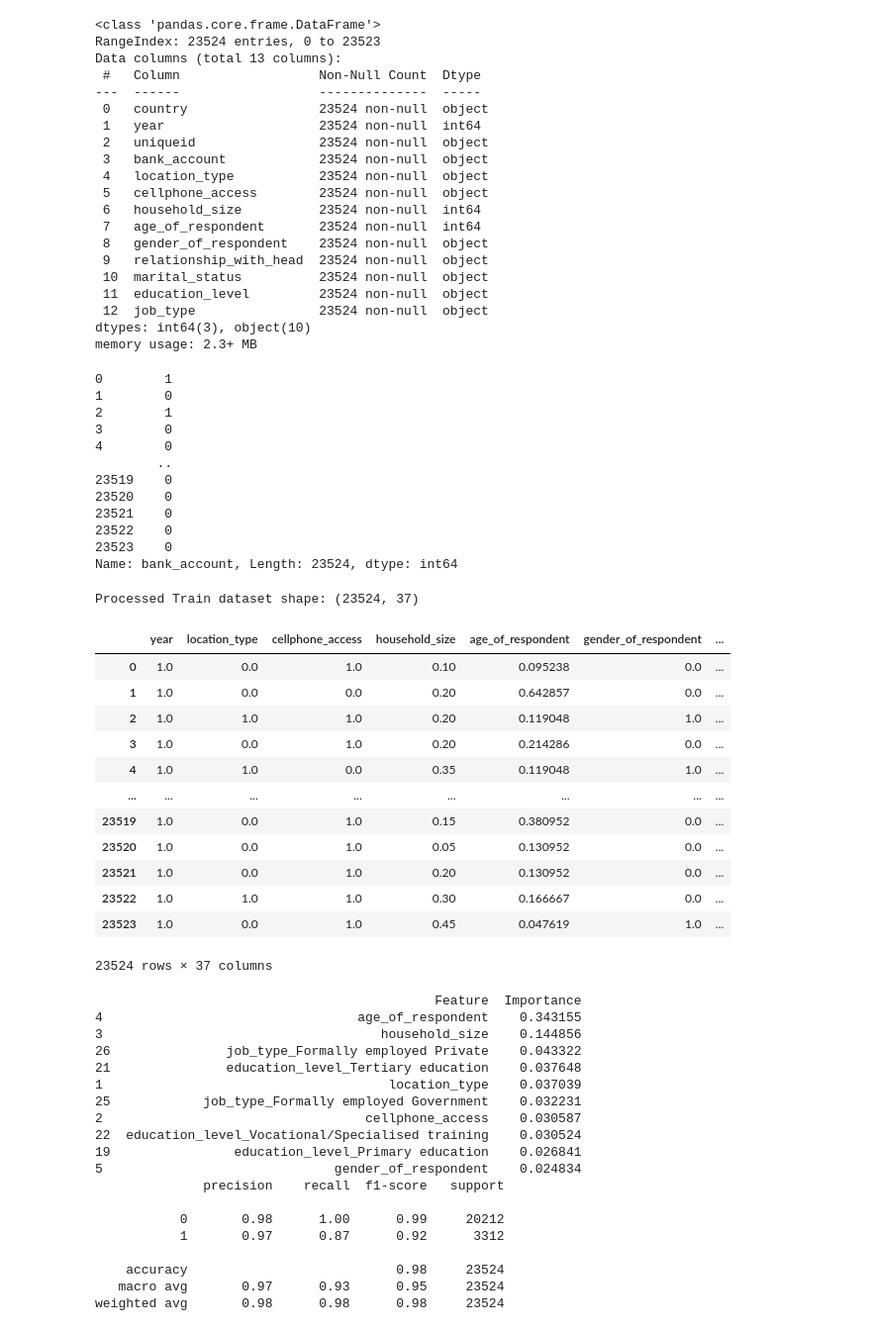
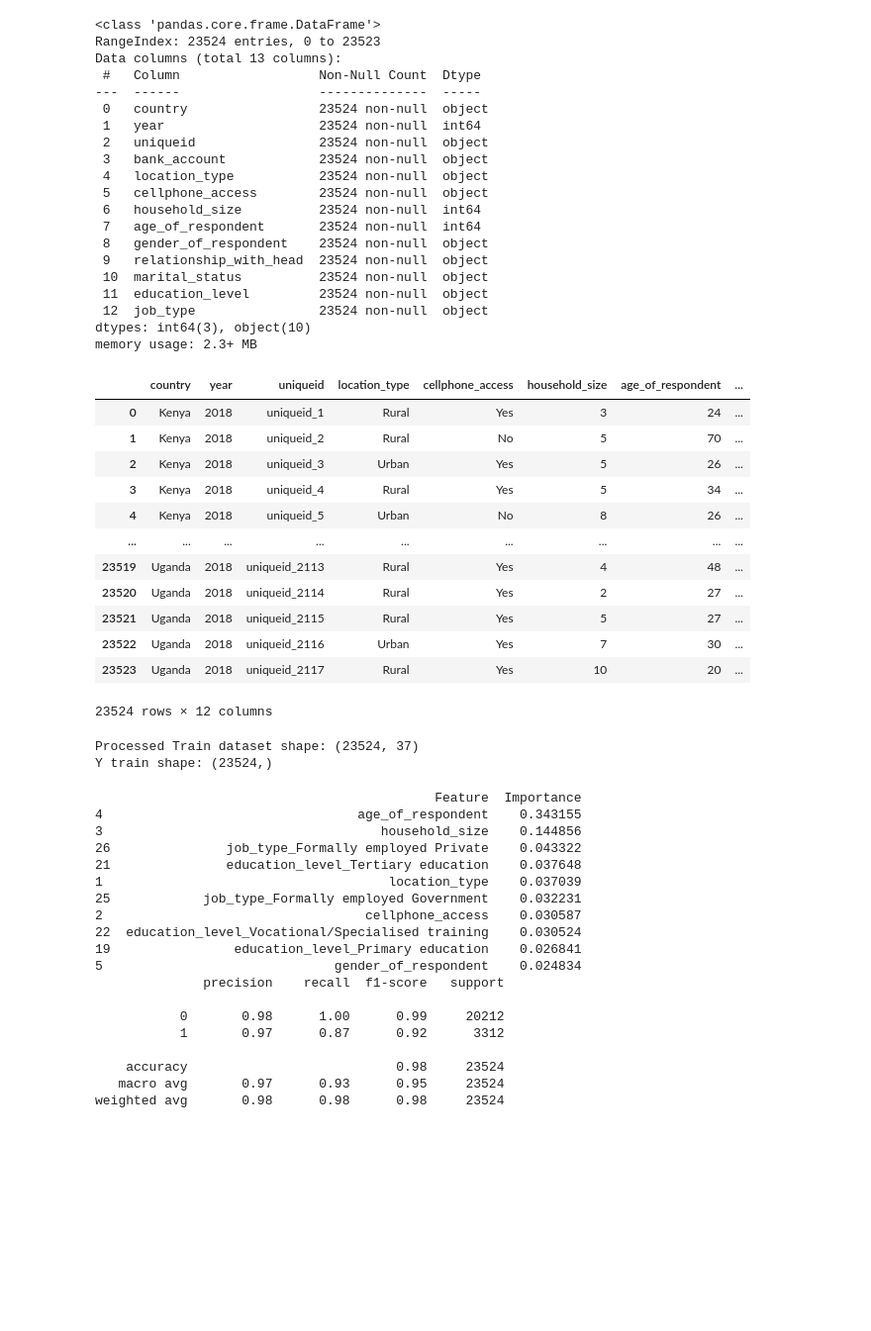
Before and after one commit to Joylinton04/Financial-inclusion-in-Africa, a Jupyter notebook: challenge.ipynb, the cells around one changed output. Shown at 99% size. Saved outputs shown, nothing was run; the diff lists cells and outputs as text; code cells hidden in the pictures; blank space fills up the shorter version.

```diff
--- a/challenge.ipynb
+++ b/challenge.ipynb
@@ -51,30 +51,31 @@ memory usage: 2.3+ MB
 # %%
 #import preprocessing module
 from sklearn.preprocessing import LabelEncoder
 from sklearn.preprocessing import MinMaxScaler
 
 # Convert target label to numerical Data
 le = LabelEncoder()
 train['bank_account'] = le.fit_transform(train['bank_account'])
 
 # Separate training features from target
 X_train = train.drop(['bank_account'], axis=1)
 y_train = train['bank_account']
 
-y_train
+X_train
 # %% [output]
+|  | country | year | uniqueid | location_type | cellphone_access | household_size | age_of_respondent | ... |
+| 0 | Kenya | 2018 | uniqueid_1 | Rural | Yes | 3 | 24 | ... |
+| 1 | Kenya | 2018 | uniqueid_2 | Rural | No | 5 | 70 | ... |
+| 2 | Kenya | 2018 | uniqueid_3 | Urban | Yes | 5 | 26 | ... |
+| 3 | Kenya | 2018 | uniqueid_4 | Rural | Yes | 5 | 34 | ... |
+| 4 | Kenya | 2018 | uniqueid_5 | Urban | No | 8 | 26 | ... |
+| ... | ... | ... | ... | ... | ... | ... | ... | ... |
+| 23519 | Uganda | 2018 | uniqueid_2113 | Rural | Yes | 4 | 48 | ... |
+| 23520 | Uganda | 2018 | uniqueid_2114 | Rural | Yes | 2 | 27 | ... |
+| 23521 | Uganda | 2018 | uniqueid_2115 | Rural | Yes | 5 | 27 | ... |
+| 23522 | Uganda | 2018 | uniqueid_2116 | Urban | Yes | 7 | 30 | ... |
+| 23523 | Uganda | 2018 | uniqueid_2117 | Rural | Yes | 10 | 20 | ... |
-0        1
-1        0
-2        1
-3        0
-4        0
-        ..
-23519    0
-23520    0
-23521    0
-23522    0
-23523    0
-Name: bank_account, Length: 23524, dtype: int64
+23524 rows × 12 columns
 # %%
 # function to preprocess our data from train models
 
@@ -113,22 +114,11 @@ def preprocessing_data(data):
 processed_train = preprocessing_data(X_train)
 processed_test = preprocessing_data(test)
 print("Processed Train dataset shape:", processed_train.shape)
-processed_train
+print("Y train shape:", y_train.shape)
+# processed_train
 # %% [output]
 Processed Train dataset shape: (23524, 37)
+Y train shape: (23524,)
-|  | year | location_type | cellphone_access | household_size | age_of_respondent | gender_of_respondent | ... |
-| 0 | 1.0 | 0.0 | 1.0 | 0.10 | 0.095238 | 0.0 | ... |
-| 1 | 1.0 | 0.0 | 0.0 | 0.20 | 0.642857 | 0.0 | ... |
-| 2 | 1.0 | 1.0 | 1.0 | 0.20 | 0.119048 | 1.0 | ... |
-| 3 | 1.0 | 0.0 | 1.0 | 0.20 | 0.214286 | 0.0 | ... |
-| 4 | 1.0 | 1.0 | 0.0 | 0.35 | 0.119048 | 1.0 | ... |
-| ... | ... | ... | ... | ... | ... | ... | ... |
-| 23519 | 1.0 | 0.0 | 1.0 | 0.15 | 0.380952 | 0.0 | ... |
-| 23520 | 1.0 | 0.0 | 1.0 | 0.05 | 0.130952 | 0.0 | ... |
-| 23521 | 1.0 | 0.0 | 1.0 | 0.20 | 0.130952 | 0.0 | ... |
-| 23522 | 1.0 | 1.0 | 1.0 | 0.30 | 0.166667 | 0.0 | ... |
-| 23523 | 1.0 | 0.0 | 1.0 | 0.45 | 0.047619 | 1.0 | ... |
-23524 rows × 37 columns
 # %%
 # After preprocessing the data, we can now use some features selection techniques to select the most important features from the dataset.
 # We will use the Random Forest Classifier to select the most important features.
```
Also changed, not shown: parts of 6 cells of this notebook, 2 other files.
